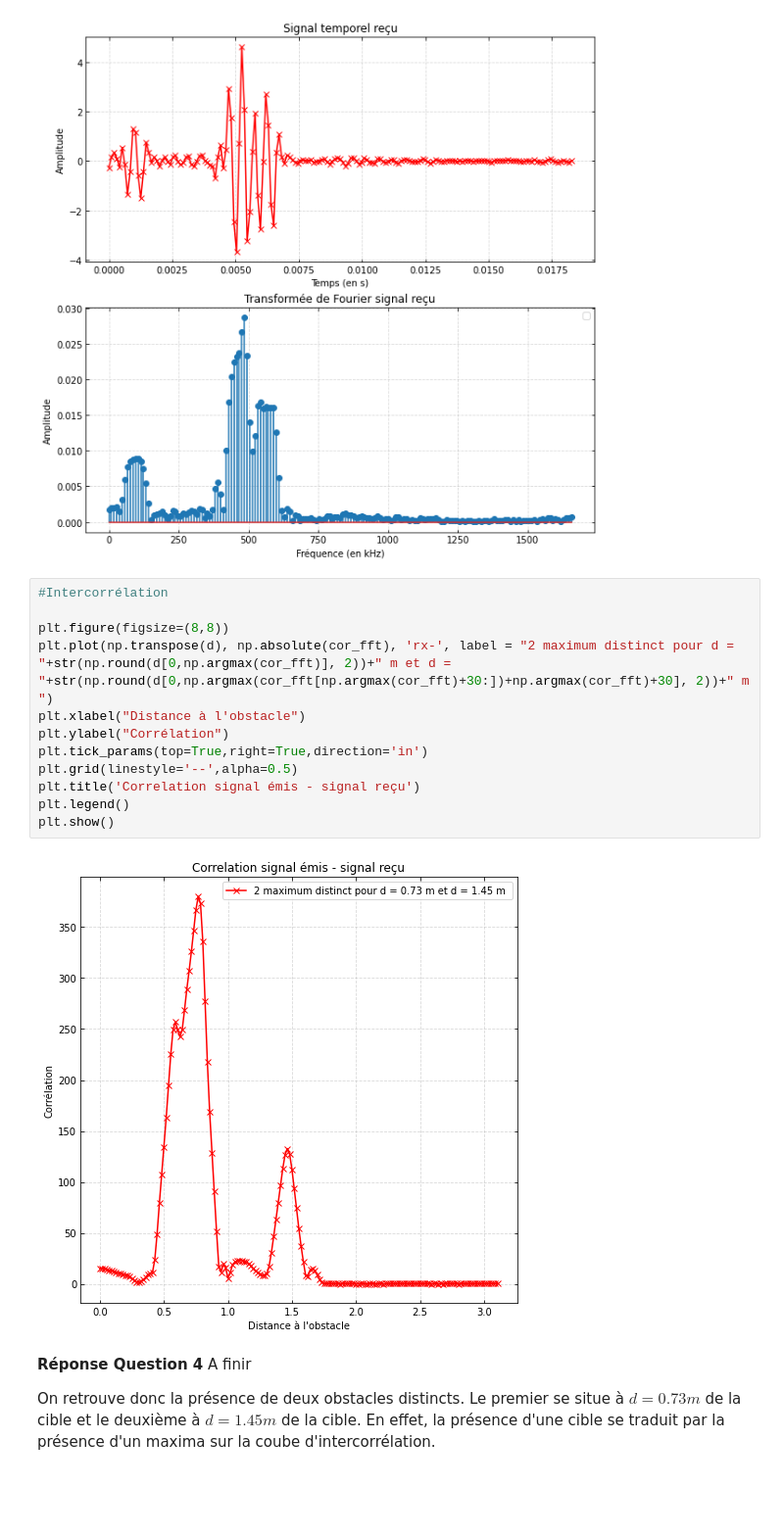
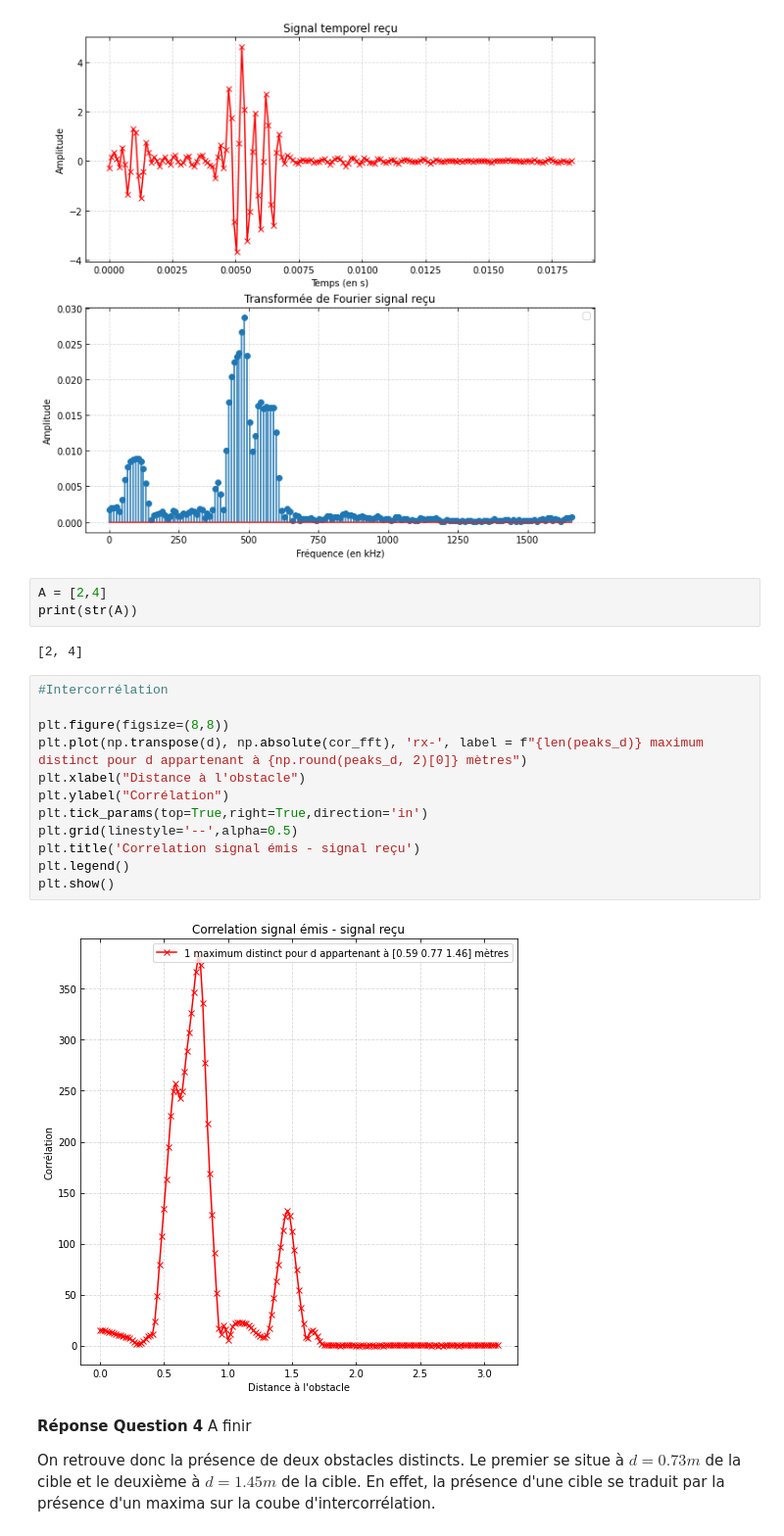
Before and after one commit to 21courgnea/Projet_TDS, a Jupyter notebook: mini-projet-radar/mini_projet_radar.ipynb, the cells around one changed output. Shown at 98% size. Drawn from its saved outputs; the diff is of its cells as text; blank space fills up the shorter version.

```diff
--- a/mini-projet-radar/mini_projet_radar.ipynb
+++ b/mini-projet-radar/mini_projet_radar.ipynb
@@ -393,20 +405,25 @@ No handles with labels found to put in legend.
 [figure]
 [figure]
 [figure]
+# %%
+A = [2,4]
+print(str(A))
+# %% [output]
+[2, 4]
 # %%
 #Intercorrélation
 
 plt.figure(figsize=(8,8))
-plt.plot(np.transpose(d), np.absolute(cor_fft), 'rx-', label = "2 maximum distinct pour d = "+str(np.round(d[0,np.argmax(cor_fft)], 2))+" m et d = "+str(np.round(d[0,np.argmax(cor_fft[np.argmax(cor_fft)+30:])+np.argmax(cor_fft)+30], 2))+" m ")
+plt.plot(np.transpose(d), np.absolute(cor_fft), 'rx-', label = f"{len(peaks_d)} maximum distinct pour d appartenant à {np.round(peaks_d, 2)[0]} mètres")
 plt.xlabel("Distance à l'obstacle")
 plt.ylabel("Corrélation")
 plt.tick_params(top=True,right=True,direction='in')
 plt.grid(linestyle='--',alpha=0.5)
 plt.title('Correlation signal émis - signal reçu')
 plt.legend()
 plt.show()
 # %% [output]
-[figure, old version]
+[figure, new version]
 # %% [markdown]
 **Réponse Question 4** A finir
 
```
Also changed, not shown: parts of 8 cells of this notebook.
